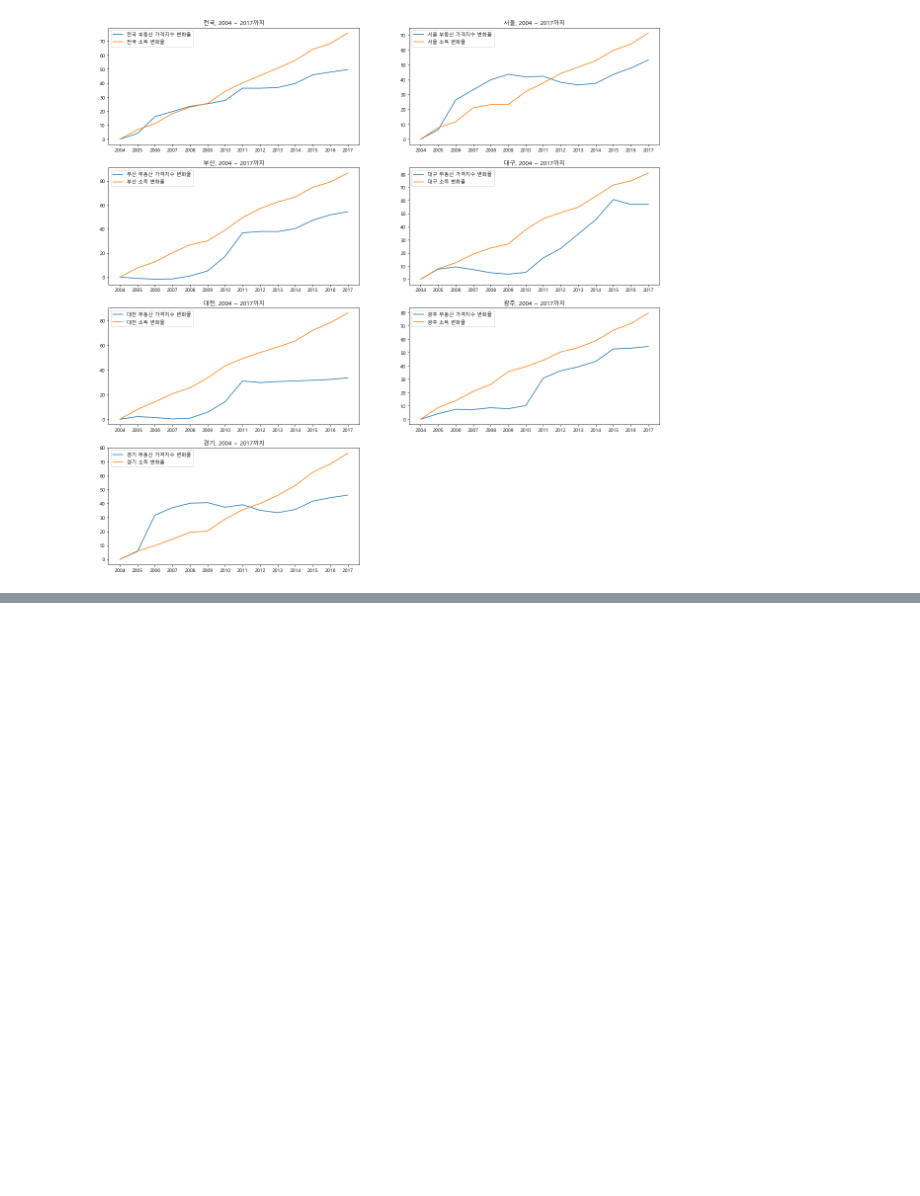
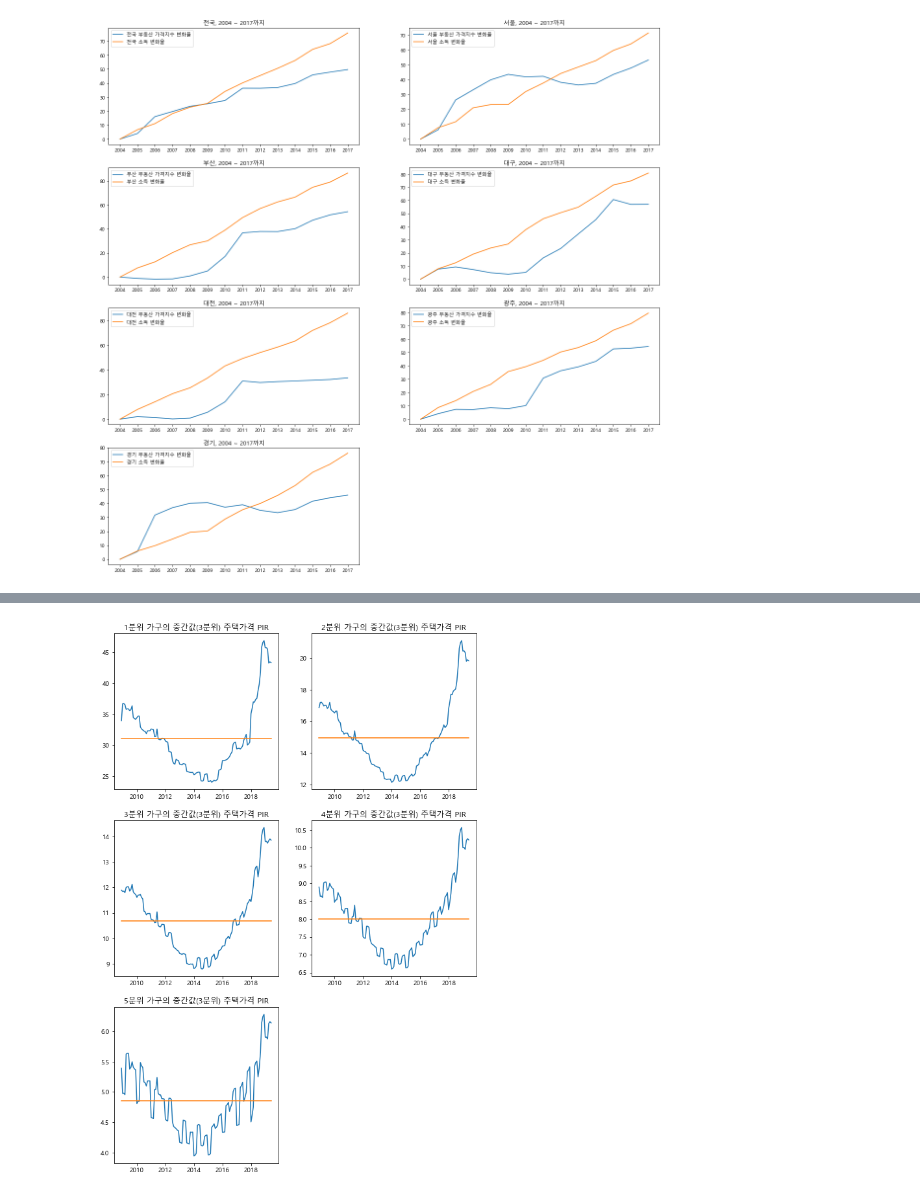
Before and after one commit to vicheck88/wealthManagement, a Jupyter notebook: 2.개인소득,PIR데이터활용.ipynb, the cells around one changed output, grey strips where cells are left out. Cells and saved outputs as stored; diff of their text form; code cells hidden in the pictures; blank space fills up the shorter version.

```diff
--- a/2.개인소득,PIR데이터활용.ipynb
+++ b/2.개인소득,PIR데이터활용.ipynb
@@ -139,0 +158,45 @@ for j,location in enumerate(location_list):
+# %%
+small_col=list(pir_rawdata.loc[1])
+small_col[0]='index1'
+small_col[1]='index2'
+small_col[2]='index3'
+pir_rawdata.columns=[big_col,small_col]
+pir_rawdata.drop([0,1],inplace=True)
+# %%
+big_index=list(pir_rawdata['index1']['index1'])
+for num,index in enumerate(big_index):
+    if index is not None:
+        if type(index)==str:
+            big_index[num]='20'+index.split(".")[0][1:]+'.'+index.split(".")[1][:2]
+        else:
+            big_index[num]=big_index[num-1].split(".")[0]+"."+str(int(index))
+    else:
+        big_index[num]=big_index[num-1]
+# %%
+small_index=list(pir_rawdata['index3']['index3'])
+pir_rawdata.index=[pd.to_datetime(big_index),small_index]
+
+del pir_rawdata['index1']
+del pir_rawdata['index2']
+del pir_rawdata['index3']
+
+pir_rawdata.index.names=['날짜','평균주택가격']
+# %%
+gagus=['1분위','2분위','3분위','4분위','5분위']
+location='서울 Seoul'
+#location='전국 All cities'
+num_row=int((len(gagus)-1)/2)+1
+house_price_level='3분위'
+# %%
+plt.figure(figsize=(10,num_row*5))
+for i,gagu in enumerate(gagus):
+    plt.subplot(num_row,2,i+1)
+    plt.title(gagu+' 가구의 중간값({}) 주택가격 PIR'.format(house_price_level))
+    plt.plot(pir_rawdata.xs(house_price_level,level='평균주택가격')[location][gagu])
+    indx=pir_rawdata.xs(house_price_level,level='평균주택가격')[location][gagu].index
+    long_mean=pir_rawdata.xs(house_price_level,level='평균주택가격')[location][gagu].mean()
+    plt.plot(indx,[long_mean for a in range(len(pir_rawdata.xs(house_price_level,level='평균주택가격')[location][gagu]))])
+
+plt.show()
+# %% [output]
+[figure, added]
```
Also changed, not shown: parts of 5 cells of this notebook, 2 other files.
